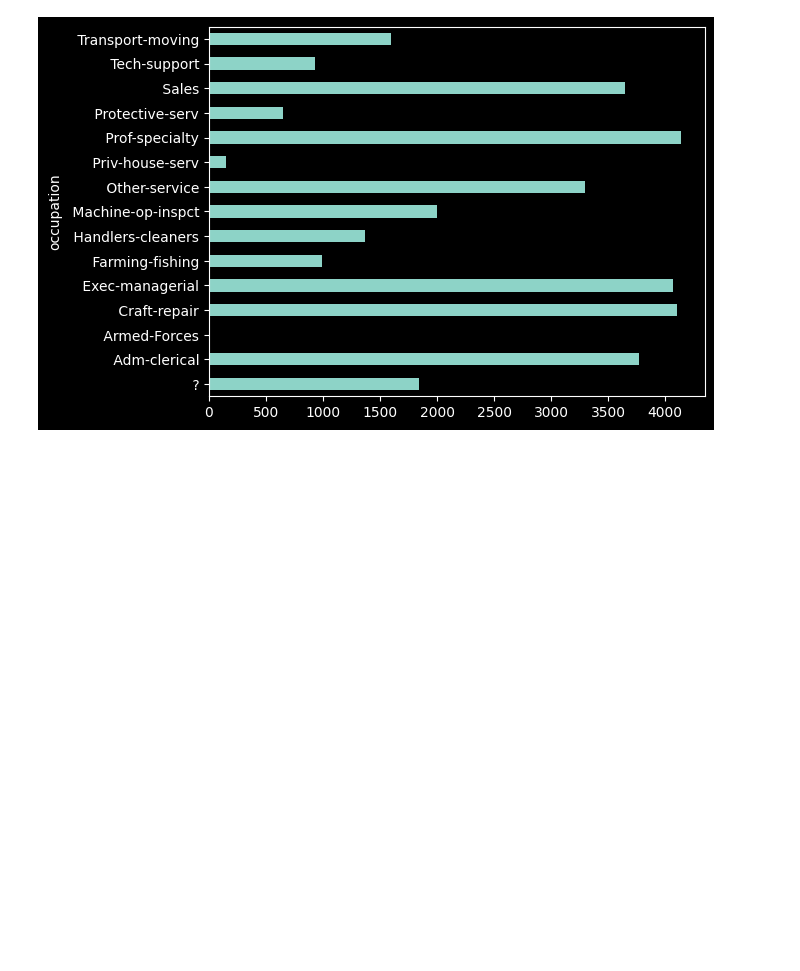
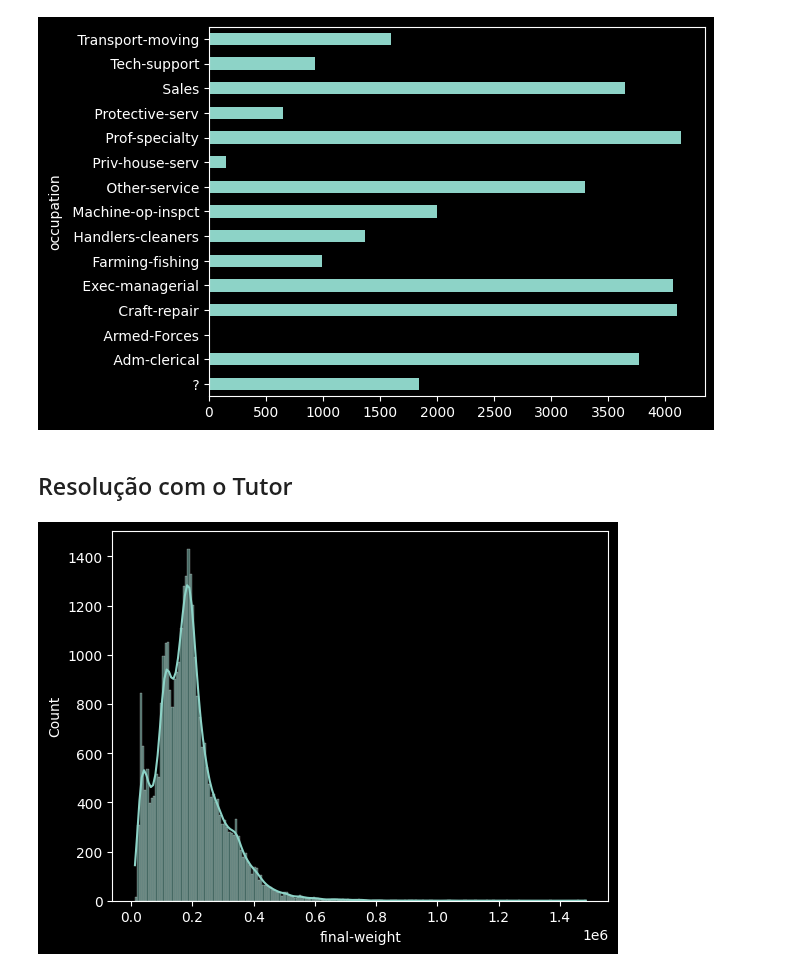
Before and after one commit to Joao-Inacio/Statistics_for-Data_Science, a Jupyter notebook: Labs/Distribuicoes_Estatisticas/Hist_Distribuicoes.ipynb, the cells around one changed output. Drawn from its saved outputs; the diff is of its cells as text; code cells hidden in the pictures; blank space fills up the shorter version.

Commit message:
Resolução com o Tutor

```diff
--- a/Labs/Distribuicoes_Estatisticas/Hist_Distribuicoes.ipynb
+++ b/Labs/Distribuicoes_Estatisticas/Hist_Distribuicoes.ipynb
@@ -71,3 +71,10 @@ occupation.plot.barh()
 # %% [output]
 <AxesSubplot: ylabel='occupation'>
 [figure]
+# %% [markdown]
+## Resolução com o Tutor
+# %%
+# final-weight
+sns.histplot(df['final-weight'], kde=True);
+# %% [output]
+[figure, added]
```
Also changed, not shown: parts of 7 cells of this notebook.
